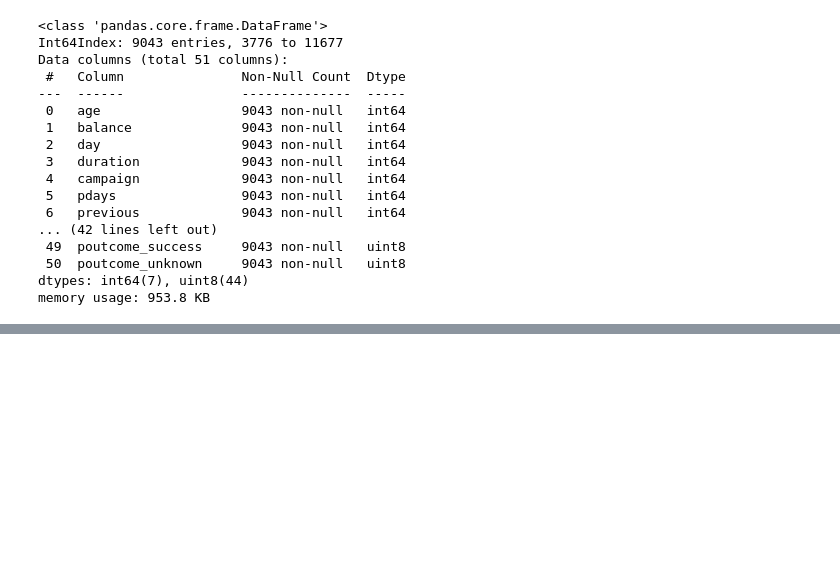
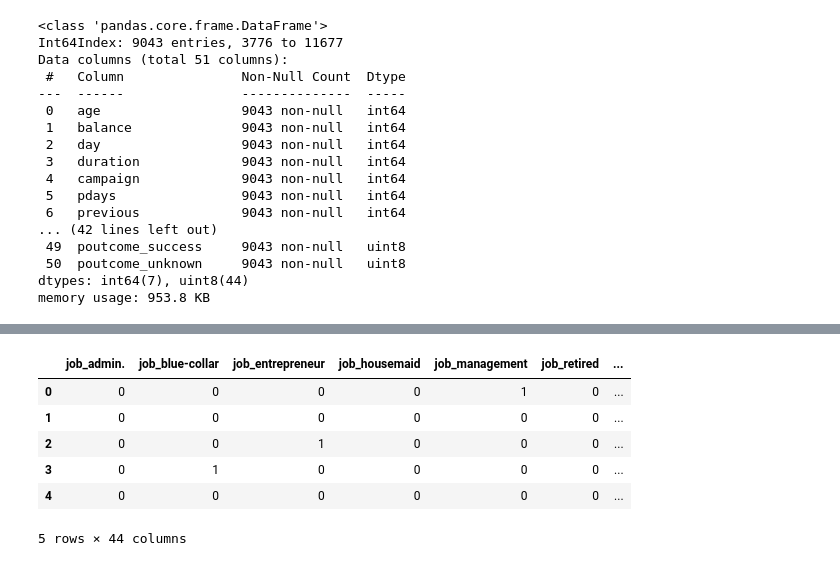
Before and after one commit to Requenamar3/datawrangling, a Jupyter notebook: TemplateForBinaryClassification.ipynb, the cells around one changed output, grey strips where cells are left out. Saved outputs shown, nothing was run; the diff lists cells and outputs as text; code cells hidden in the pictures; blank space fills up the shorter version.

```diff
--- a/TemplateForBinaryClassification.ipynb
+++ b/TemplateForBinaryClassification.ipynb
@@ -221,0 +278,10 @@ BernoulliNB()
+# %%
+bankCat.head()
+# %% [output]
+|  | job_admin. | job_blue-collar | job_entrepreneur | job_housemaid | job_management | job_retired | ... |
+| 0 | 0 | 0 | 0 | 0 | 1 | 0 | ... |
+| 1 | 0 | 0 | 0 | 0 | 0 | 0 | ... |
+| 2 | 0 | 0 | 1 | 0 | 0 | 0 | ... |
+| 3 | 0 | 1 | 0 | 0 | 0 | 0 | ... |
+| 4 | 0 | 0 | 0 | 0 | 0 | 0 | ... |
+5 rows × 44 columns
```
Also changed, not shown: parts of 43 cells of this notebook.
